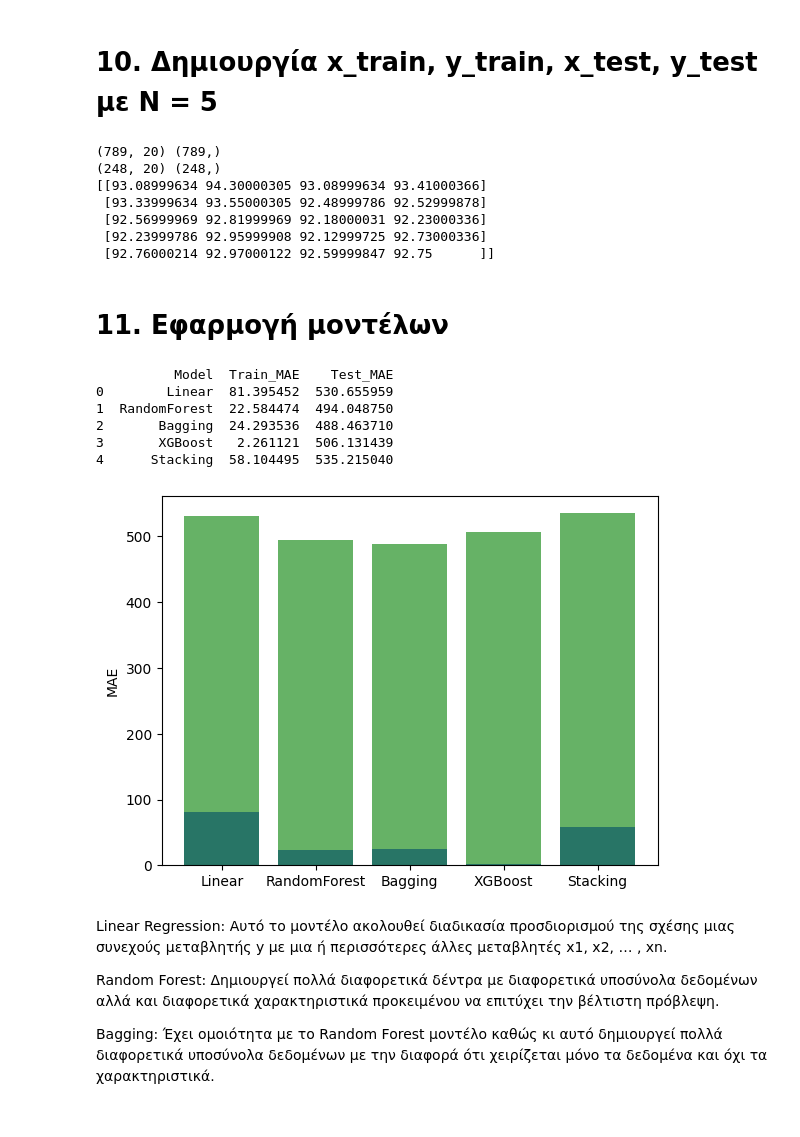
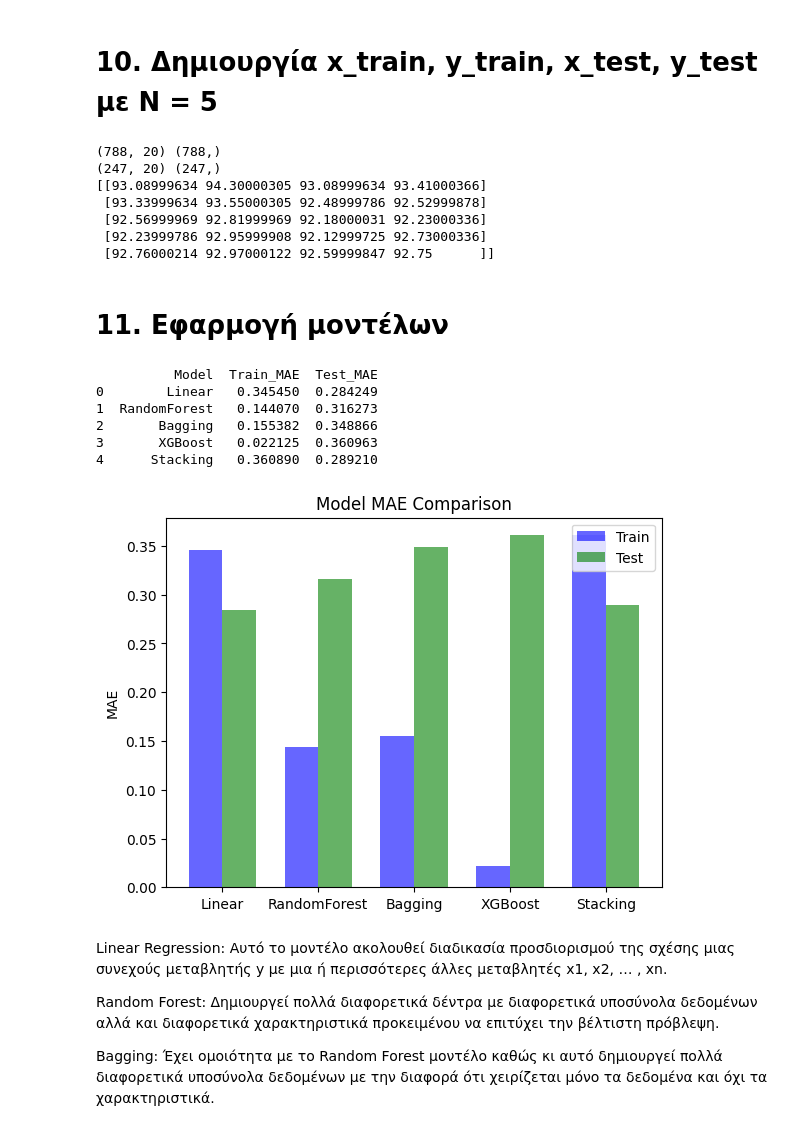
Before and after one commit to vpapoglou/Machine-Learning-Auth, a Jupyter notebook: Εργασία_3.ipynb, the cells around one changed output. Cells and saved outputs as stored; diff of their text form; code cells hidden in the pictures.

```diff
--- a/Εργασία_3.ipynb
+++ b/Εργασία_3.ipynb
@@ -89,10 +89,10 @@ def create_timeframes(data_df, n):
     timeframe_targets = []
     data_array = data_df.to_numpy()
 
-    for i in range(data_df.shape[0] - n + 1):
+    for i in range(data_df.shape[0] - n):
         end = i + n
-        timeframes.append(data_array[i: end])
-        timeframe_targets.append(end)
+        timeframes.append(data_array[i:end])
+        timeframe_targets.append(data_array[end, -1])
 
     return np.array(timeframes), np.array(timeframe_targets)
 
@@ -139,8 +139,8 @@ print(x_test_flat.shape,  y_test.shape)
 
 print(x_train[0])
 # %% [output]
-(789, 20) (789,)
-(248, 20) (248,)
+(788, 20) (788,)
+(247, 20) (247,)
 [[93.08999634 94.30000305 93.08999634 93.41000366]
  [93.33999634 93.55000305 92.48999786 92.52999878]
  [92.56999969 92.81999969 92.18000031 92.23000336]
@@ -154,42 +154,49 @@ from sklearn.ensemble import RandomForestRegressor, BaggingRegressor, StackingRe
 from sklearn.tree import DecisionTreeRegressor
 from sklearn.metrics import mean_absolute_error
 from xgboost import XGBRegressor
 
 models = {
     "Linear": LinearRegression(),
     "RandomForest": RandomForestRegressor(),
     "Bagging": BaggingRegressor(),
     "XGBoost": XGBRegressor(),
     "Stacking": StackingRegressor(
         estimators=[
             ("lr", LinearRegression()),
             ("dt", DecisionTreeRegressor())
         ])
 }
 
 results = []
 for name, model in models.items():
     model.fit(x_train_flat, y_train)
     train_mae = mean_absolute_error(y_train, model.predict(x_train_flat))
     test_mae = mean_absolute_error(y_test, model.predict(x_test_flat))
     results.append({"Model": name, "Train_MAE": train_mae, "Test_MAE": test_mae})
 
 
 df = pd.DataFrame(results)
 print(df)
 
-plt.bar(df["Model"], df["Train_MAE"], color="blue", label="Train", alpha=0.6)
-plt.bar(df["Model"], df["Test_MAE"], color="green", label="Test", alpha=0.6)
+x = np.arange(len(df["Model"]))
+width = 0.35
+
+plt.bar(x - width/2, df["Train_MAE"], width=width, color="blue", label="Train", alpha=0.6)
+plt.bar(x + width/2, df["Test_MAE"], width=width, color="green", label="Test", alpha=0.6)
+
+plt.xticks(x, df["Model"])
 plt.ylabel("MAE")
+plt.title("Model MAE Comparison")
+plt.legend()
 plt.show()
 # %% [output]
-          Model  Train_MAE    Test_MAE
-0        Linear  81.395452  530.655959
-1  RandomForest  22.584474  494.048750
-2       Bagging  24.293536  488.463710
-3       XGBoost   2.261121  506.131439
-4      Stacking  58.104495  535.215040
+          Model  Train_MAE  Test_MAE
+0        Linear   0.345450  0.284249
+1  RandomForest   0.144070  0.316273
+2       Bagging   0.155382  0.348866
+3       XGBoost   0.022125  0.360963
+4      Stacking   0.360890  0.289210
-[figure, old version]
+[figure, new version]
 # %% [markdown]
 Linear Regression: Αυτό το μοντέλο ακολουθεί διαδικασία προσδιορισμού της σχέσης μιας συνεχούς μεταβλητής y με μια ή περισσότερες άλλες μεταβλητές x1, x2, … , xn.
 
```
Also changed, not shown: parts of 3 cells of this notebook.
